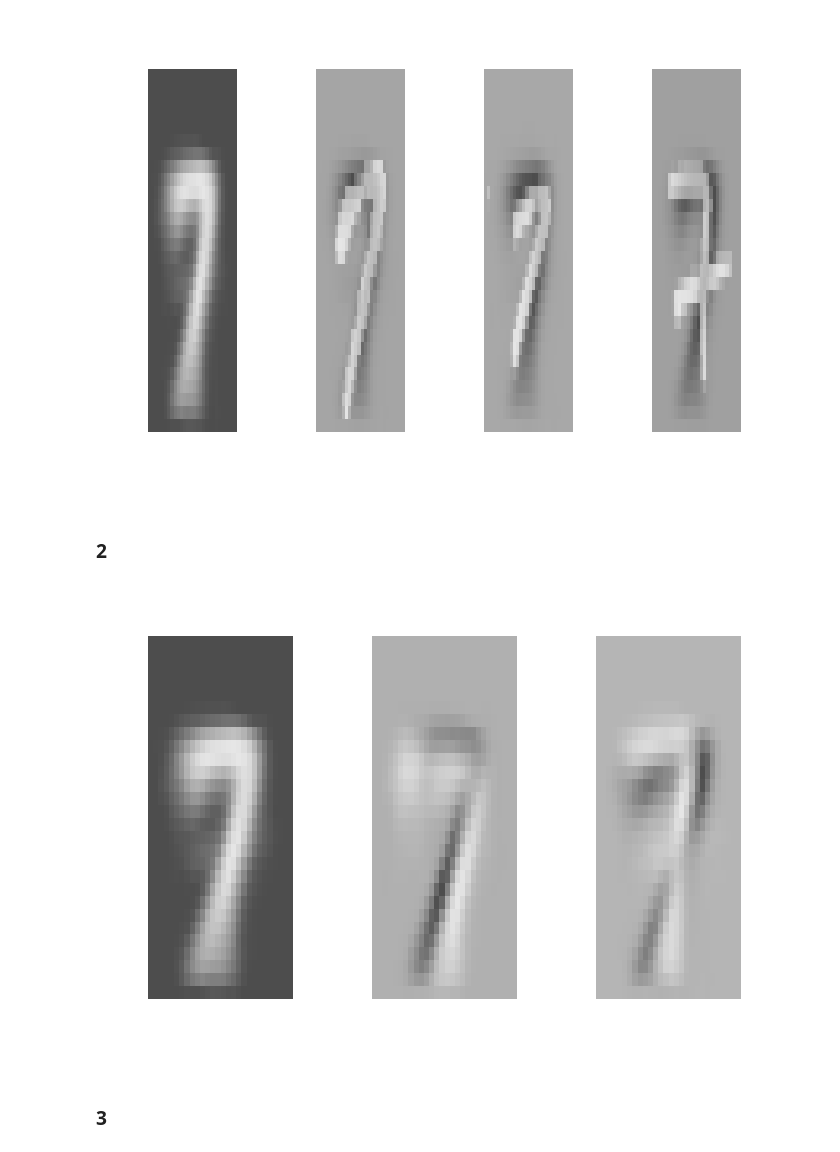
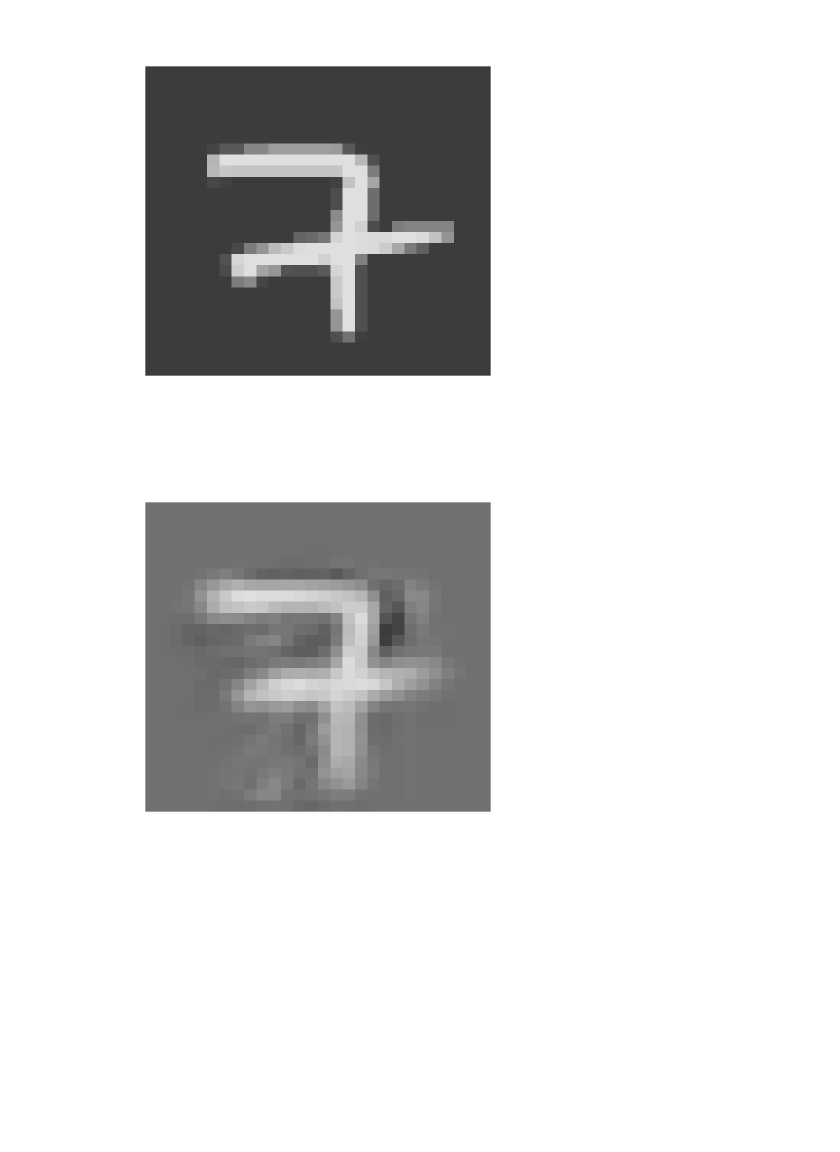
Before and after one commit to STAT380/week14, a Jupyter notebook: week14.ipynb, the cells around one changed output. Cells and saved outputs as stored; diff of their text form; code cells hidden in the pictures; blank space fills up the shorter version.

```diff
--- a/week14.ipynb
+++ b/week14.ipynb
@@ -40,28 +72,13 @@ image(change[[1]][,28:1], useRaster=TRUE, axes=FALSE, col=gray.colors(1000) )
 # %%
-par(mfrow=c(1,4))
-# mean784 = colMeans(data) %>% matrix(nrow=28)
-# image(mean784[,28:1], useRaster=TRUE, axes=FALSE, col=gray.colors(1000) )
+pca = prcomp(data)
+evector25 = pca$rotation[,1:25]
+dat1 = crossprod(as.matrix(data[1,]) %>% t(), evector25)
+
 mean784 = colMeans(data)
-image((mean784%>% matrix(nrow=28))[,28:1], useRaster=TRUE, axes=FALSE, col=gray.colors(1000) )
-
-for (i in 1:3){
-  changei = change[[i]] - mean784
-  image(changei[,28:1], useRaster=TRUE, axes=FALSE, col=gray.colors(1000) )
-
-}
+ge = crossprod(evector25 %>% t, pca$x[, 1:25] %>% t)
+recon = apply(ge,2, \(x) x+mean784) %>% t
+image(change[[3]][,28:1], useRaster=TRUE, axes=FALSE, col=gray.colors(1000) )
+image((recon[3,]%>% matrix(nrow=28))[,28:1], useRaster=TRUE, axes=FALSE, col=gray.colors(1000) )
 # %% [output]
-[figure, old version]
+[figure, new version]
+[figure, added]
-# %% [markdown]
-### 2
-# %%
-xtx = crossprod(as.matrix(data)) * 1/784
-ev = eigen(xtx)
-par(mfrow=c(1,3))
-for (i in 1:3){
-  evi = ev$vectors[, i] %>% matrix(nrow=28)
-  image(evi[,28:1], useRaster=TRUE, axes=FALSE, col=gray.colors(1000)  )
-}
-# %% [output]
-[figure, removed]
-# %% [markdown]
-### 3
```
Also changed, not shown: parts of 16 cells of this notebook, 1 other file.
